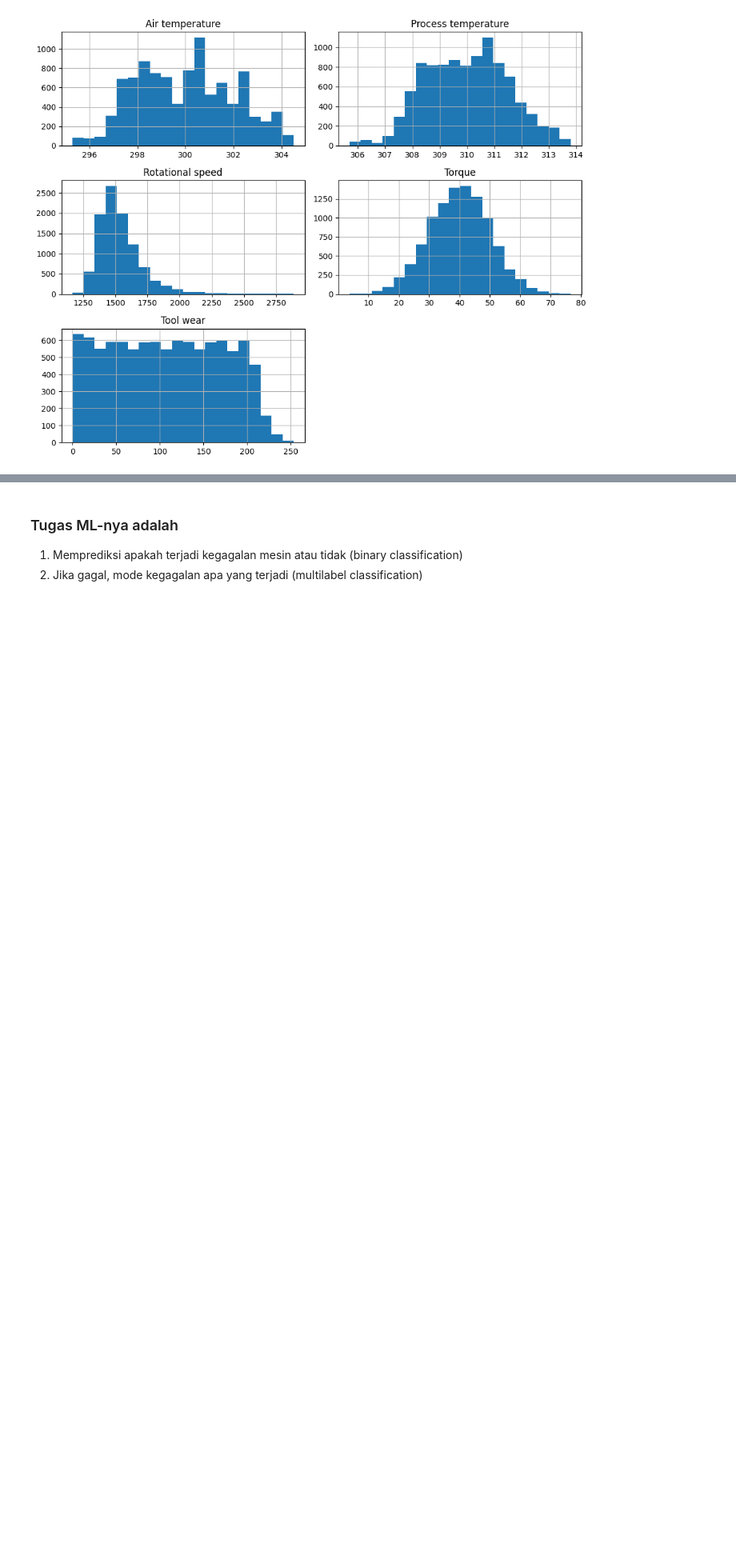
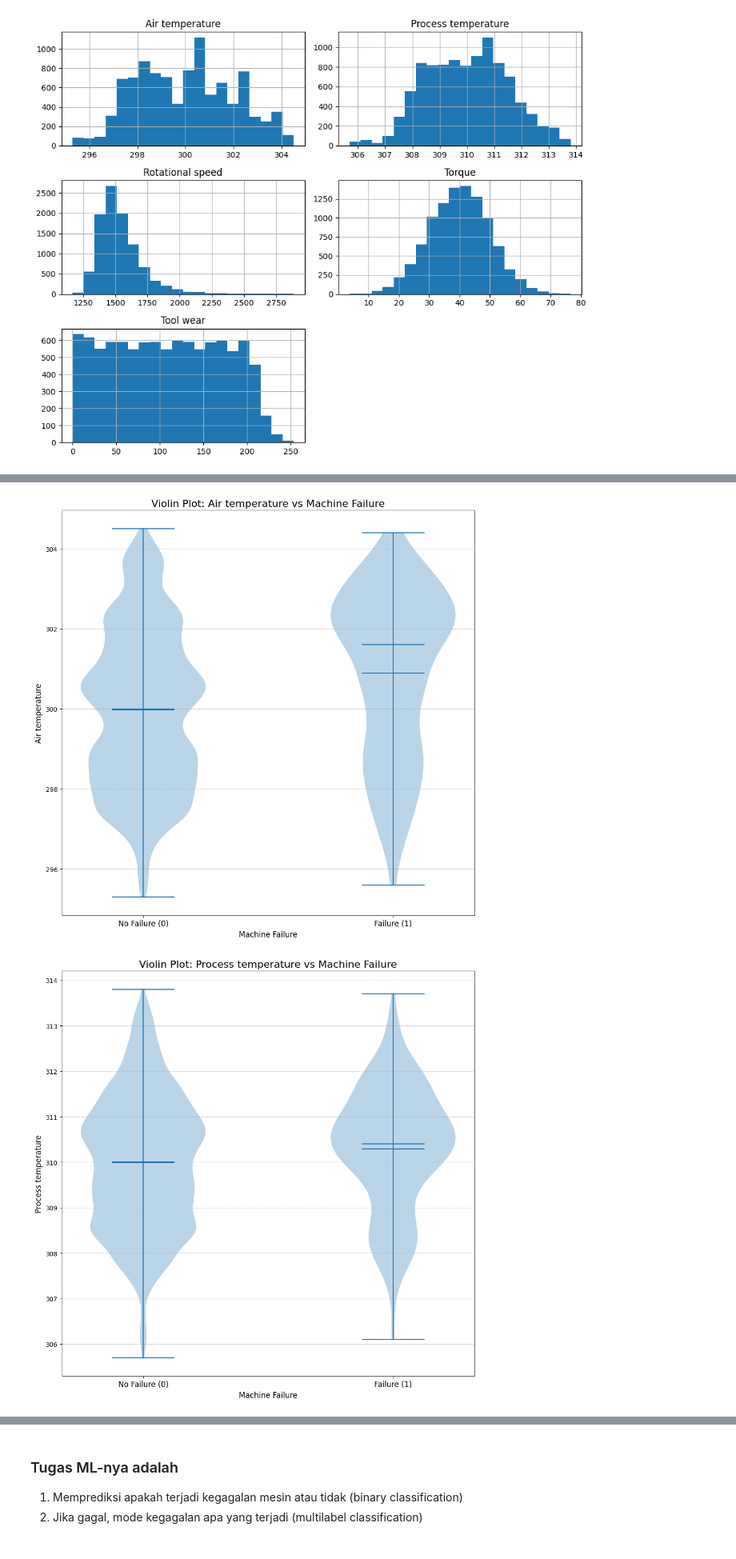
Before and after one commit to MuhammadIqbalBaihaqi/TRILATERAL-FLASH-CYCLE, a Jupyter notebook: coba-coba/darijati.ipynb, the cells around one changed output, grey strips where cells are left out. Shown at 80% size. Saved outputs shown, nothing was run; the diff lists cells and outputs as text; code cells hidden in the pictures; blank space fills up the shorter version.

```diff
--- a/coba-coba/darijati.ipynb
+++ b/coba-coba/darijati.ipynb
@@ -177,0 +259,43 @@ plt.show()
+# %%
+# Membuat boxplot interaktif untuk setiap kolom numerik
+numerical_columns = ['Air temperature', 'Process temperature',
+                     'Rotational speed', 'Torque', 'Tool wear']
+
+for column in numerical_columns:
+    fig = px.box(X, y=column, title=f'Boxplot untuk {column}')
+    fig.update_layout(
+        yaxis_title='Nilai',
+        xaxis_title='',
+        title_font_size=16,
+        width=600,  # Lebar grafik
+        height=600  # Tinggi grafik untuk membuat proporsi persegi
+    )
+    fig.show()
+# %%
+# Daftar kolom numerik yang akan diplot
+numerical_columns = ['Air temperature', 'Process temperature',
+                     'Rotational speed', 'Torque', 'Tool wear']
+data = X.join(y['Machine failure'])
+# Membuat violin plot untuk setiap kolom numerik
+for column in numerical_columns:
+    # Pisahkan data berdasarkan kategori Machine failure
+    data_0 = data[data['Machine failure'] == 0][column]
+    data_1 = data[data['Machine failure'] == 1][column]
+
+    # Membuat plot
+    plt.figure(figsize=(10, 10))
+    plt.violinplot([data_0, data_1], showmeans=True, showmedians=True)
+
+    # Menambahkan label dan judul
+    plt.title(f'Violin Plot: {column} vs Machine Failure', fontsize=16)
+    plt.xticks([1, 2], ['No Failure (0)', 'Failure (1)'], fontsize=12)
+    plt.ylabel(column, fontsize=12)
+    plt.xlabel('Machine Failure', fontsize=12)
+    plt.grid(axis='y', linestyle='--', alpha=0.7)
+
+    # Menampilkan plot
+    plt.tight_layout()
+    plt.show()
+# %% [output]
+[figure, added]
+[figure, added]
```
Also changed, not shown: parts of 7 cells of this notebook.
